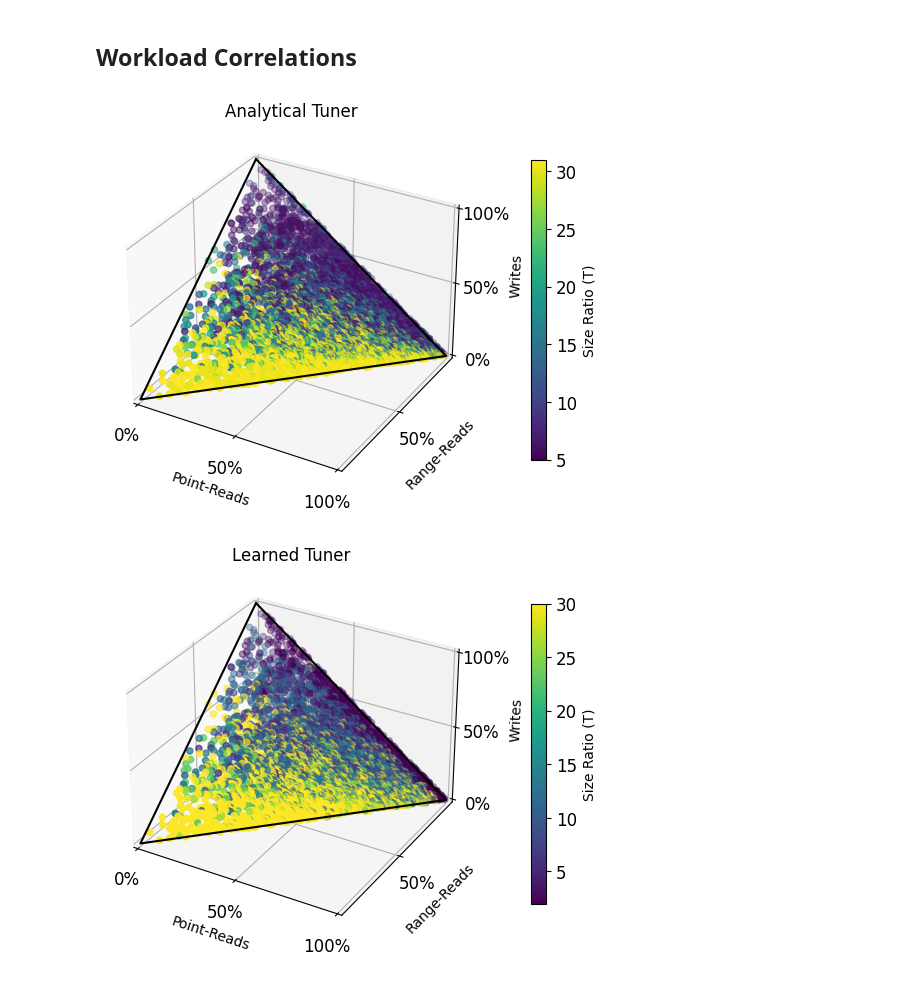
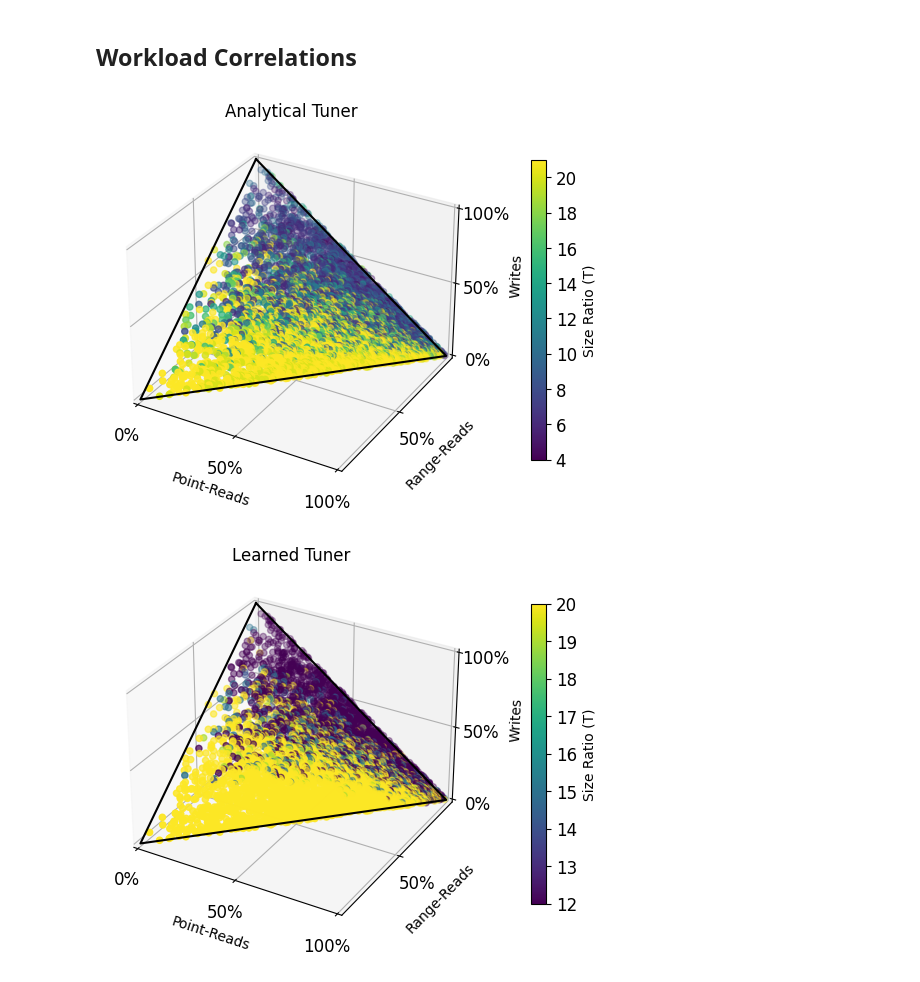
Before and after one commit to ephoris/endure-jupyter, a Jupyter notebook: experiments/01_ltune_eval.ipynb, the cells around one changed output. Drawn from its saved outputs; the diff is of its cells as text; code cells hidden in the pictures.

```diff
--- a/experiments/01_ltune_eval.ipynb
+++ b/experiments/01_ltune_eval.ipynb
@@ -28,7 +30,7 @@ def save_fig(fig, filename):
 # %% [markdown]
 # Loading Model
 # %%
-path = '/data/models/ltune/qlsm_tuner_v8/'
+path = '/data/models/ltune/klsm/t20-v1/'
 config = Reader.read_config(os.path.join(path, 'endure.toml'))
 # config = Reader.read_config('../../endure.toml')
 cf = EndureCost(config)
@@ -259,17 +263,17 @@ fig, ax, sc, cbar = plot_workload_trend(table, trend='stune_T')
 cbar.set_label('Size Ratio (T)')
 ax.set_title('Analytical Tuner')
 plt.show()
-save_fig(fig, 'analytical_tuner_size_ratio.pdf')
+# save_fig(fig, 'analytical_tuner_size_ratio.pdf')
 # %% [output]
-[figure, old version]
+[figure, new version]
 # %%
 fig, ax, sc, cbar = plot_workload_trend(table, trend='ltune_T')
 ax.set_title('Learned Tuner')
 cbar.set_label('Size Ratio (T)')
 plt.show()
-save_fig(fig, 'learned_tuner_size_ratio.pdf')
+# save_fig(fig, 'learned_tuner_size_ratio.pdf')
 # %% [output]
-[figure, old version]
+[figure, new version]
 # %%
 fig, ax, sc, cbar = plot_workload_trend(table, trend='stune_h')
 ax.set_title('Analytical Bloom Filter Bits')
```
Also changed, not shown: parts of 23 cells of this notebook, 1 other file.
